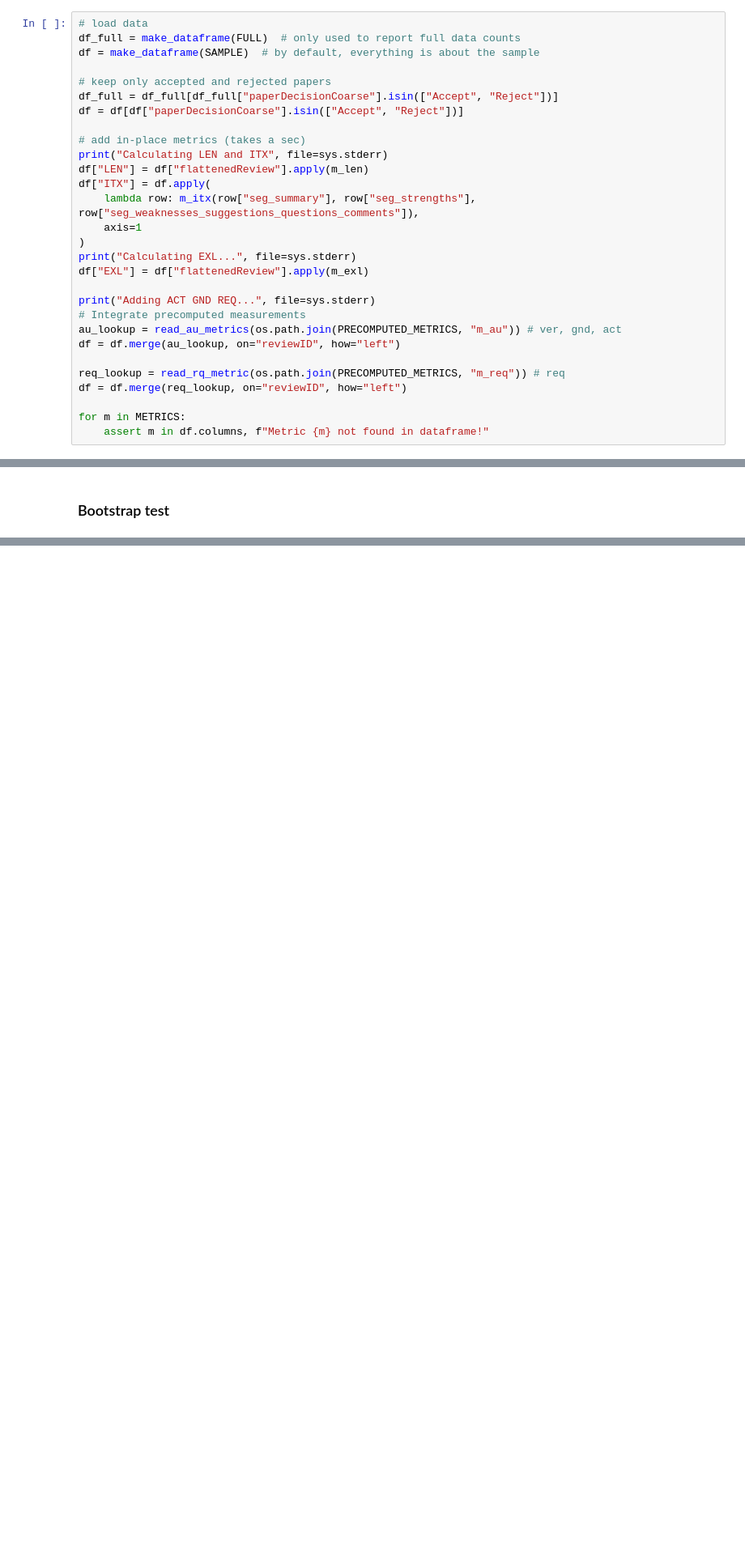
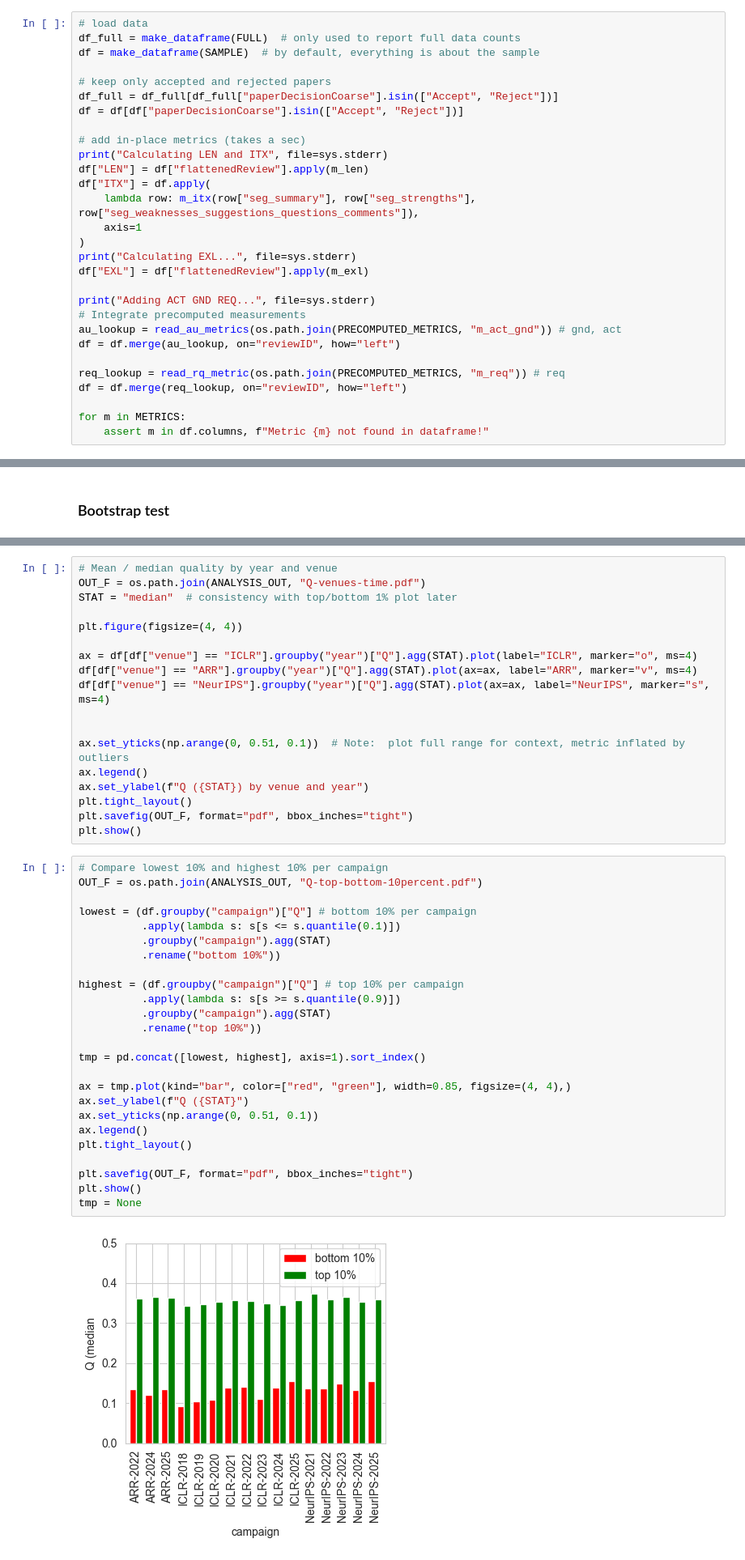
Before and after one commit to UKPLab/arxiv2026-review-quality-estimation, a Jupyter notebook: analysis.ipynb, the cells around one changed output, grey strips where cells are left out. Shown at 81% size. Drawn from its saved outputs; the diff is of its cells as text; blank space fills up the shorter version.

```diff
--- a/analysis.ipynb
+++ b/analysis.ipynb
@@ -55,7 +55,7 @@ df["EXL"] = df["flattenedReview"].apply(m_exl)
 
 print("Adding ACT GND REQ...", file=sys.stderr)
 # Integrate precomputed measurements
-au_lookup = read_au_metrics(os.path.join(PRECOMPUTED_METRICS, "m_au")) # ver, gnd, act
+au_lookup = read_au_metrics(os.path.join(PRECOMPUTED_METRICS, "m_act_gnd")) # gnd, act
 df = df.merge(au_lookup, on="reviewID", how="left")
 
 req_lookup = read_rq_metric(os.path.join(PRECOMPUTED_METRICS, "m_req")) # req
@@ -410,0 +507,45 @@ bootstrap_test(campaignsARR, df)
+# %%
+# Mean / median quality by year and venue
+OUT_F = os.path.join(ANALYSIS_OUT, "Q-venues-time.pdf")
+STAT = "median"  # consistency with top/bottom 1% plot later
+
+plt.figure(figsize=(4, 4))
+
+ax = df[df["venue"] == "ICLR"].groupby("year")["Q"].agg(STAT).plot(label="ICLR", marker="o", ms=4)
+df[df["venue"] == "ARR"].groupby("year")["Q"].agg(STAT).plot(ax=ax, label="ARR", marker="v", ms=4)
+df[df["venue"] == "NeurIPS"].groupby("year")["Q"].agg(STAT).plot(ax=ax, label="NeurIPS", marker="s", ms=4)
+
+
+ax.set_yticks(np.arange(0, 0.51, 0.1))  # Note:  plot full range for context, metric inflated by outliers
+ax.legend()
+ax.set_ylabel(f"Q ({STAT}) by venue and year")
+plt.tight_layout()
+plt.savefig(OUT_F, format="pdf", bbox_inches="tight")
+plt.show()
+# %%
+# Compare lowest 10% and highest 10% per campaign
+OUT_F = os.path.join(ANALYSIS_OUT, "Q-top-bottom-10percent.pdf")
+
+lowest = (df.groupby("campaign")["Q"] # bottom 10% per campaign
+          .apply(lambda s: s[s <= s.quantile(0.1)])
+          .groupby("campaign").agg(STAT)
+          .rename("bottom 10%"))
+
+highest = (df.groupby("campaign")["Q"] # top 10% per campaign
+          .apply(lambda s: s[s >= s.quantile(0.9)])
+          .groupby("campaign").agg(STAT)
+          .rename("top 10%"))
+
+tmp = pd.concat([lowest, highest], axis=1).sort_index()
+
+ax = tmp.plot(kind="bar", color=["red", "green"], width=0.85, figsize=(4, 4),)
+ax.set_ylabel(f"Q ({STAT}")
+ax.set_yticks(np.arange(0, 0.51, 0.1))
+ax.legend()
+plt.tight_layout()
+
+plt.savefig(OUT_F, format="pdf", bbox_inches="tight")
+plt.show()
+tmp = None
+# %% [output]
+[figure, added]
```
Also changed, not shown: parts of 9 cells of this notebook, 16 other files.
